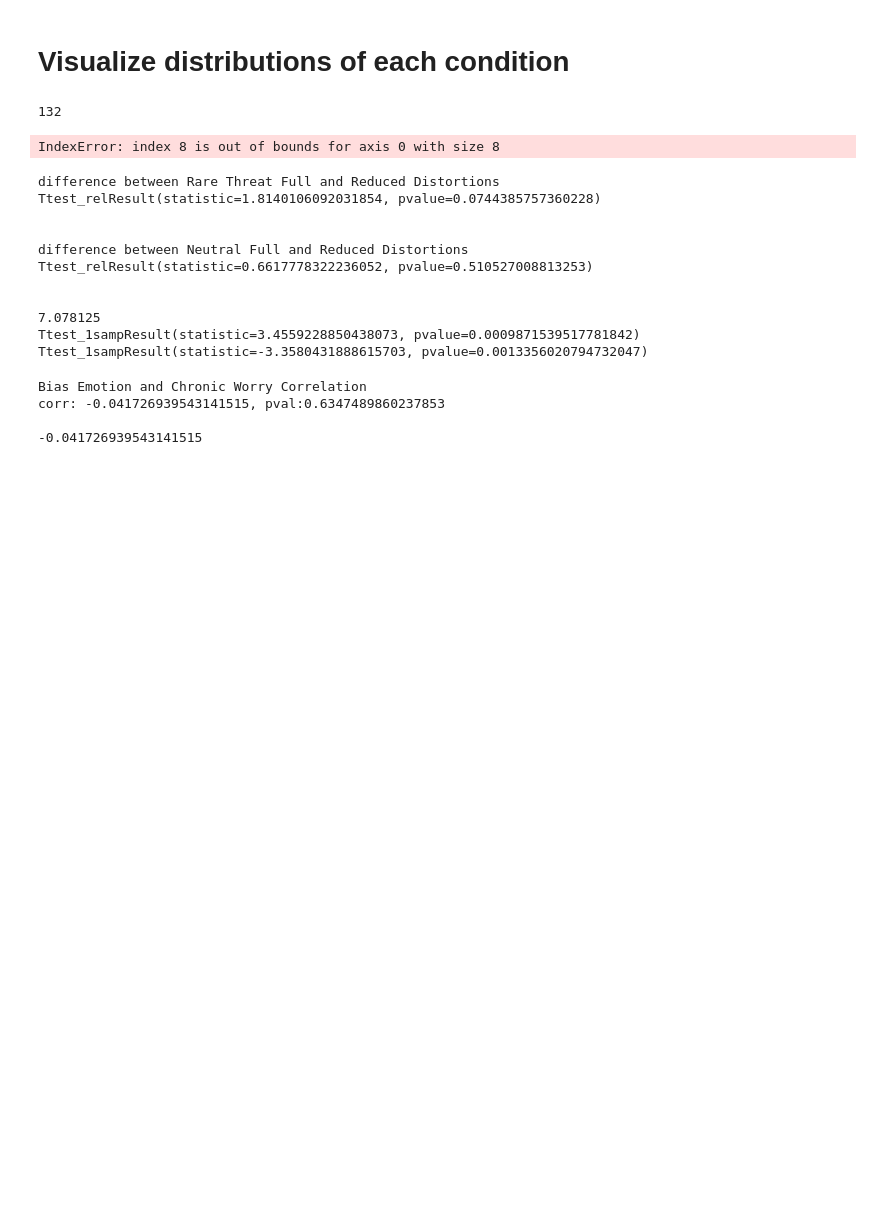
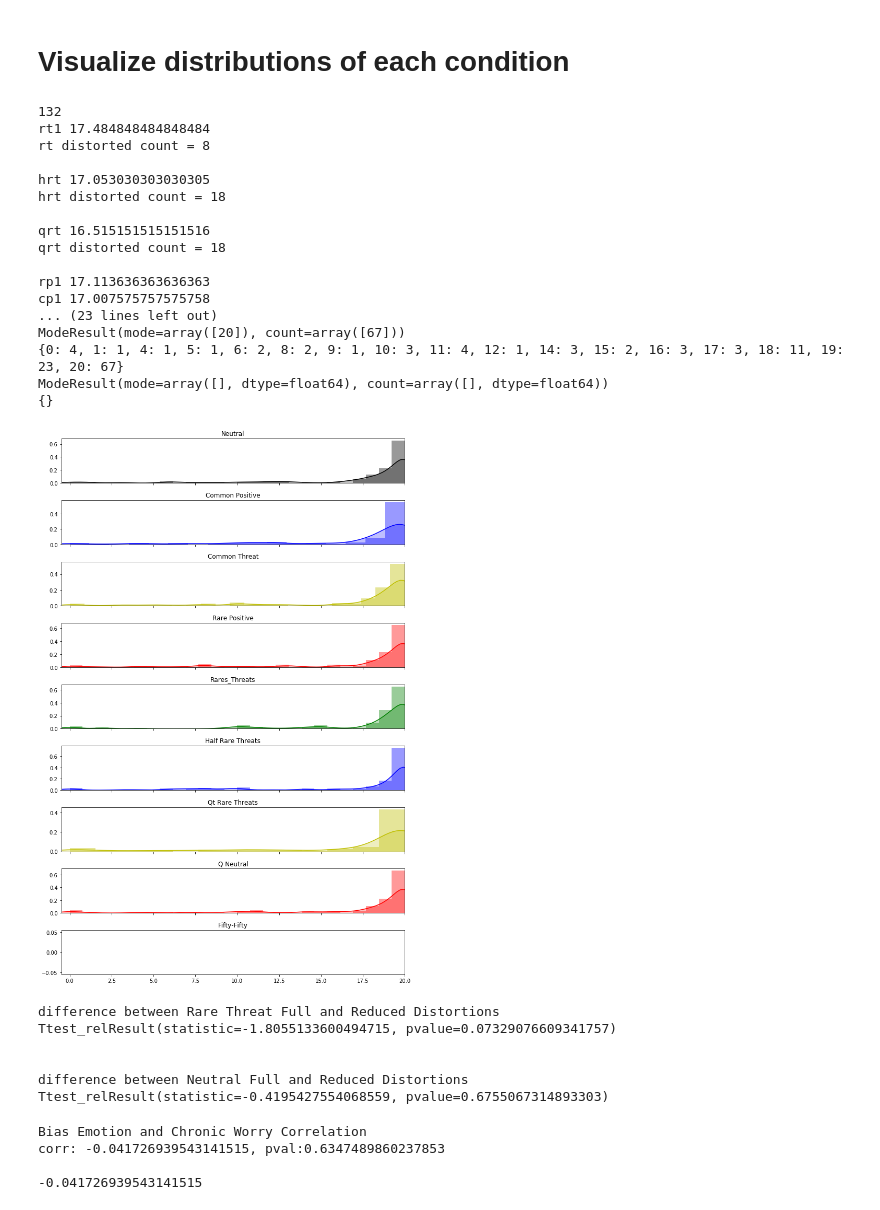
Before and after one commit to psharp1289/MBLearning_Worry_MPC, a Jupyter notebook: full_study/data_preprocessing.ipynb, the cells around one changed output. Cells and saved outputs as stored; diff of their text form; code cells hidden in the pictures; blank space fills up the shorter version.

```diff
--- a/full_study/data_preprocessing.ipynb
+++ b/full_study/data_preprocessing.ipynb
@@ -712,12 +712,13 @@ for sub in range(len(choice_data_clean)):
     ht.append(sum_cond[5])
     qt.append(sum_cond[6])
     qn.append(sum_cond[7])
-    h.append(sum_cond[8])
+#     h.append(sum_cond[8])
 
+number_distorted=10
 print('rt1 {}'.format(np.mean(rt)))
 distorted=0
 for num in rt:
-    if num <10:
+    if num <number_distorted:
         distorted+=1
         drt.append(1)
     else:
@@ -727,13 +728,13 @@ print('rt distorted count = {}\n'.format(distorted))
 print('hrt {}'.format(np.mean(ht)))
 distorted=0
 for num in ht:
-    if num <10:
+    if num <number_distorted:
         distorted+=1
 print('hrt distorted count = {}\n'.format(distorted))
 print('qrt {}'.format(np.mean(qt)))
 distorted=0
 for num in qt:
-    if num <10:
+    if num <number_distorted:
         distorted+=1
         dqt.append(1)
     else:
@@ -745,7 +746,7 @@ print('ct1 {}'.format(np.mean(ct)))
 print('\n n2 {}'.format(np.mean(n)))
 distorted=0
 for num in n:
-    if num <10:
+    if num <number_distorted:
         distorted+=1
         dn.append(1)
     else:
@@ -754,7 +755,7 @@ print('n2 distorted count = {}\n'.format(distorted))
 print('\n qn2 {}'.format(np.mean(qn)))
 distorted=0
 for num in qn:
-    if num <10:
+    if num <number_distorted:
         distorted+=1
         dqn.append(1)
     else:
@@ -764,14 +765,14 @@ print('q n2 distorted count = {}\n'.format(distorted))
 distorted=0
 
 
-for num in h:
-    if num==10:
-        dh.append(0)
-    elif num<10:
-        dh.append(((num-10)*-1)**1.5)
-    elif num>10:
-        dh.append(((num-10)**1.5)*-1)
-print(len(dh))
+# for num in h:
+#     if num==10:
+#         dh.append(0)
+#     elif num<10:
+#         dh.append(((num-10)*-1)**1.5)
+#     elif num>10:
+#         dh.append(((num-10)**1.5)*-1)
+# print(len(dh))
 
 
 
@@ -816,34 +817,50 @@ ax0.set(title='Neutral',xlabel='')
 
 ax1=sns.distplot(cp, hist=True,kde_kws={"shade": True},color="b", ax=axs[1])
 ax1.set(title='Common Positive',xlabel='')
 
 ax2=sns.distplot(ct, hist=True,kde_kws={"shade": True},color="y", ax=axs[2])
 ax2.set(title='Common Threat',xlabel='')
 
 ax3=sns.distplot(rp, hist=True,kde_kws={"shade": True},color="r", ax=axs[3])
 ax3.set(title='Rare Positive',xlabel='')
 
 ax4=sns.distplot(rt, hist=True,kde_kws={"shade": True},color="g", ax=axs[4])
 ax4.set(title='Rares_Threats',xlabel='')
 
 ax5=sns.distplot(ht, hist=True,kde_kws={"shade": True},color="b", ax=axs[5])
 ax5.set(title='Half Rare Threats',xlabel='')
 
 ax6=sns.distplot(qt, hist=True,kde_kws={"shade": True},color="y", ax=axs[6])
 ax6.set(title='Qt Rare Threats',xlabel='')
 
 ax7=sns.distplot(qn, hist=True,kde_kws={"shade": True},color="r", ax=axs[7])
 ax7.set(title='Q Neutral',xlabel='')
 
 ax8=sns.distplot(h, hist=True,kde_kws={"shade": True},color="k", ax=axs[8])
 ax8.set(title='Fifty-Fifty',xlabel='')
 
 plt.tight_layout()
 plt.xlim(-0.5, 20)
 plt.show()
 # %% [output]
 132
+rt1 17.484848484848484
+rt distorted count = 8
+
+hrt 17.053030303030305
+hrt distorted count = 18
+
+qrt 16.515151515151516
+qrt distorted count = 18
+
+rp1 17.113636363636363
+cp1 17.007575757575758
+... (23 lines left out)
+ModeResult(mode=array([20]), count=array([67]))
+{0: 4, 1: 1, 4: 1, 5: 1, 6: 2, 8: 2, 9: 1, 10: 3, 11: 4, 12: 1, 14: 3, 15: 2, 16: 3, 17: 3, 18: 11, 19: 23, 20: 67}
+ModeResult(mode=array([], dtype=float64), count=array([], dtype=float64))
+{}
-IndexError: index 8 is out of bounds for axis 0 with size 8
+[figure, added]
 # %%
 from scipy.stats import sem
 from scipy.stats import ttest_rel
@@ -855,24 +872,19 @@ print('\n')
 print('difference between Neutral Full and Reduced Distortions')
 print(ttest_rel(qn,n))
 
-print('\n')
-print(np.mean(h))
+# print('\n')
+# print(np.mean(h))
 
 
-print(ttest_1samp(dh,0.0))
-print(ttest_1samp(h,10.0))
+# print(ttest_1samp(dh,0.0))
+# print(ttest_1samp(h,10.0))
 # %% [output]
 difference between Rare Threat Full and Reduced Distortions
-Ttest_relResult(statistic=1.8140106092031854, pvalue=0.0744385757360228)
+Ttest_relResult(statistic=-1.8055133600494715, pvalue=0.07329076609341757)
 
 
 difference between Neutral Full and Reduced Distortions
-Ttest_relResult(statistic=0.6617778322236052, pvalue=0.510527008813253)
-
-
-7.078125
-Ttest_1sampResult(statistic=3.4559228850438073, pvalue=0.0009871539517781842)
-Ttest_1sampResult(statistic=-3.3580431888615703, pvalue=0.0013356020794732047)
+Ttest_relResult(statistic=-0.4195427554068559, pvalue=0.6755067314893303)
 # %%
 from scipy.stats import pearsonr as corrp
 worry_data=np.load('PSWQ_Ordered_Data.npy')
```
Also changed, not shown: 1 other file.
